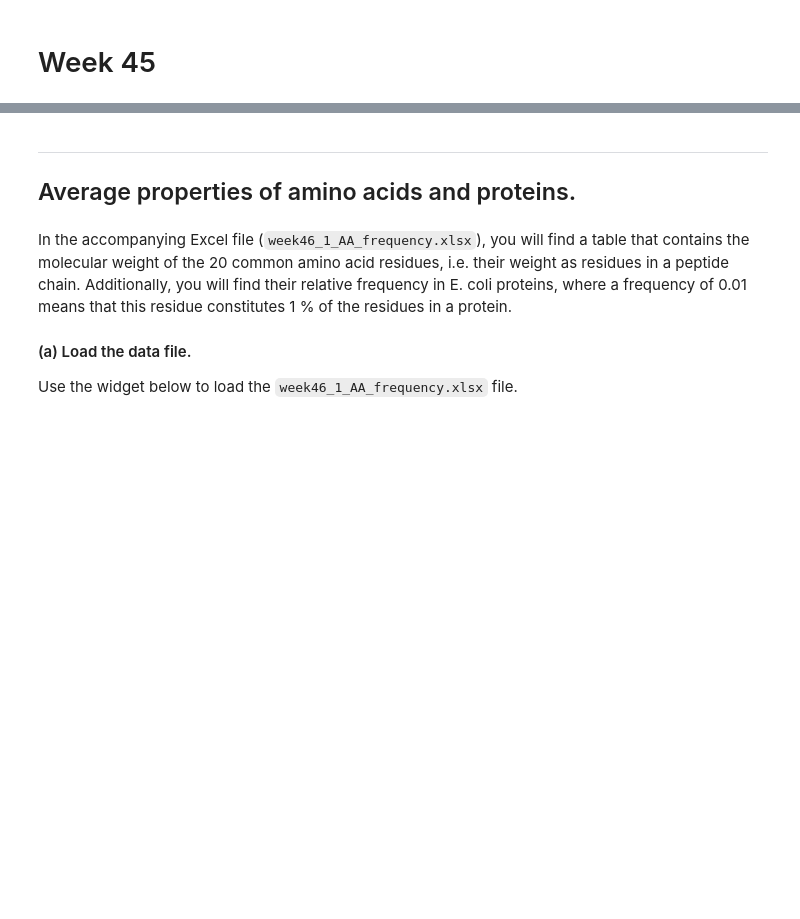
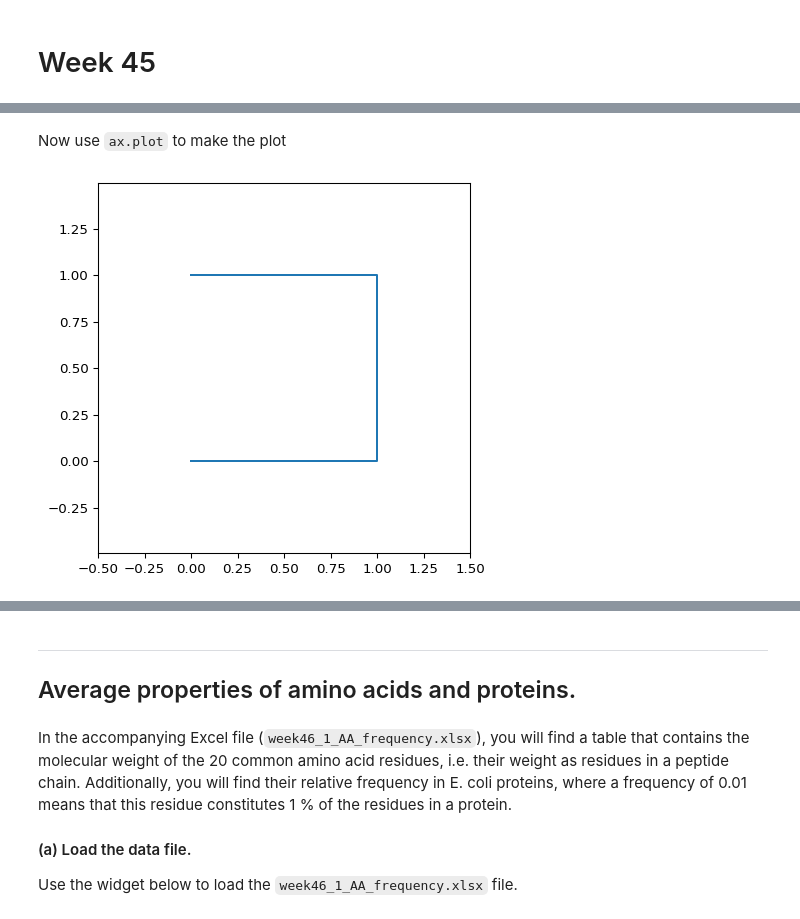
Before and after one commit to au-mbg/fysisk-biokemi, a Jupyter notebook: built_notebooks/master/week_45.ipynb, the cells around one changed output, grey strips where cells are left out. Drawn from its saved outputs; the diff is of its cells as text; code cells hidden in the pictures; blank space fills up the shorter version.

```diff
--- a/built_notebooks/master/week_45.ipynb
+++ b/built_notebooks/master/week_45.ipynb
@@ -8,0 +194,13 @@ except ImportError:
+# %%
+x = np.array([0, 1, 1, 0])
+y = np.array([0, 0, 1, 1])
+# %% [markdown]
+Now use `ax.plot` to make the plot
+# %%
+fig, ax = plt.subplots(figsize=(5, 5))
+ax.plot(x, y)
+ax.axis('equal')
+ax.set_xlim([-0.5, 1.5])
+ax.set_ylim([-0.5, 1.5])
+# %% [output]
+[figure, added]
```
Also changed, not shown: parts of 38 cells of this notebook, 21 other files.
